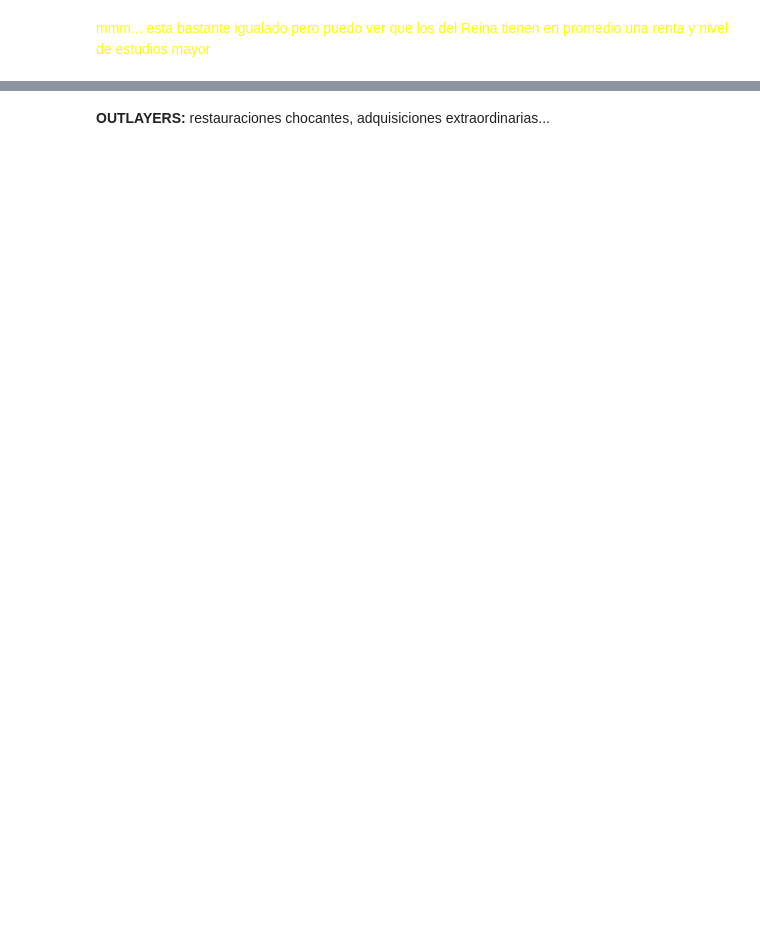
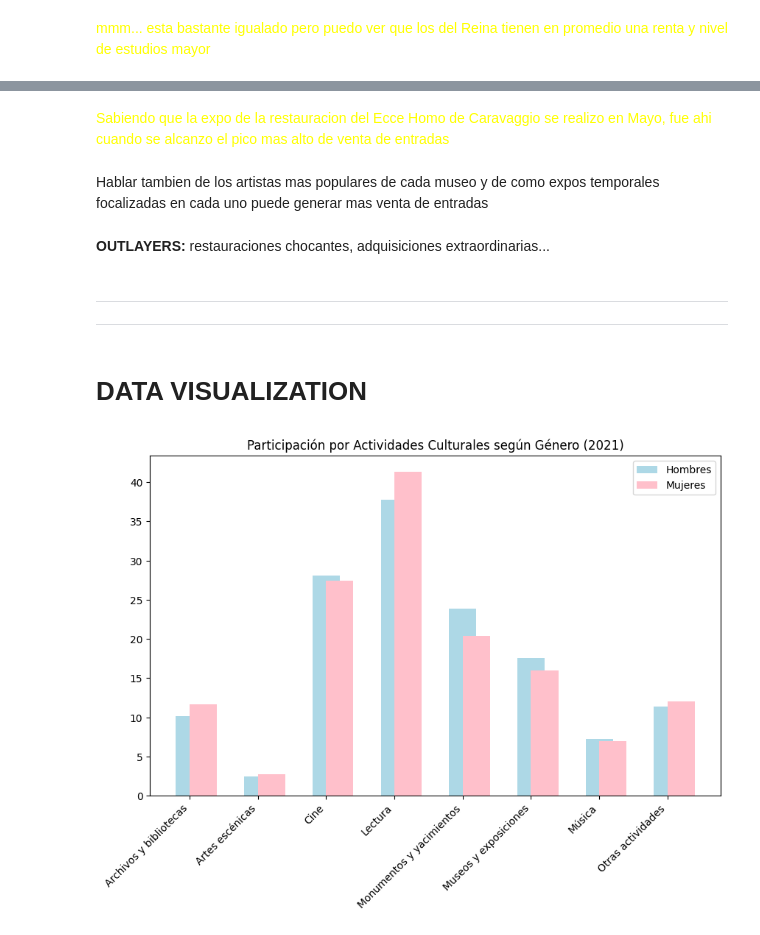
Before and after one commit to pgf3712/EDA_Madrid_Museums, a Jupyter notebook: 3-EDA_DESAROLLO.ipynb, the cells around one changed output, grey strips where cells are left out. Saved outputs shown, nothing was run; the diff lists cells and outputs as text; code cells hidden in the pictures; blank space fills up the shorter version.

```diff
--- a/3-EDA_DESAROLLO.ipynb
+++ b/3-EDA_DESAROLLO.ipynb
@@ -1108,2 +1166,28 @@ visitantes_winners
+# %% [markdown]
+<span style="color: yellow">Sabiendo que la expo de la restauracion del Ecce Homo de Caravaggio se realizo en Mayo, fue ahi cuando se alcanzo el pico mas alto de venta de entradas </span>
+# %% [markdown]
+Hablar tambien de los artistas mas populares de cada museo y de como expos temporales focalizadas en cada uno puede generar mas venta de entradas
 # %% [markdown]
 **OUTLAYERS:** restauraciones chocantes, adquisiciones extraordinarias...
+# %% [markdown]
+___
+
+___
+# %% [markdown]
+# DATA VISUALIZATION
+# %%
+grupo_actividades = datos_museos_2021.index
+hombres = datos_museos_2021['Hombres_2021']
+mujeres = datos_museos_2021['Mujeres_2021']
+
+fig, ax = plt.subplots(figsize=(10, 6))
+
+ax.bar(grupo_actividades, hombres, width=0.4, label='Hombres', align='center', color="lightblue")
+ax.bar(grupo_actividades, mujeres, width=0.4, label='Mujeres', align='edge', color="pink")
+
+ax.set_title('Participación por Actividades Culturales según Género (2021)')
+ax.legend()
+plt.xticks(rotation=45, ha='right')
+plt.show()
+# %% [output]
+[figure, added]
```
Also changed, not shown: parts of 17 cells of this notebook, 1 other file.
